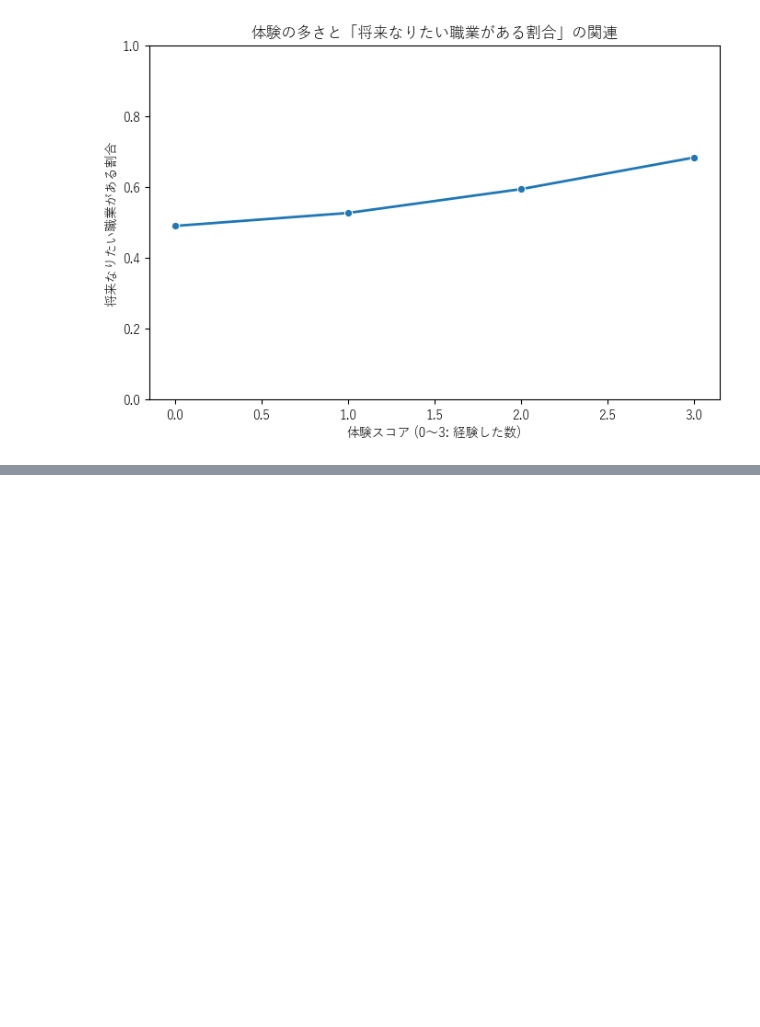
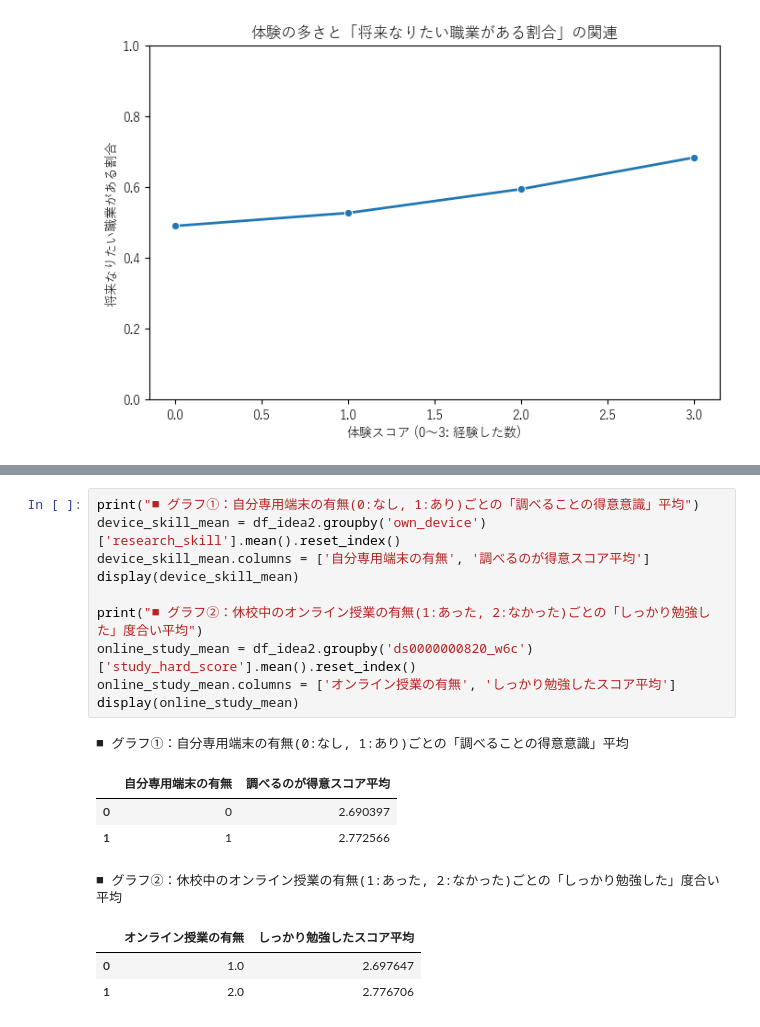
Before and after one commit to KyosukeNagai/DataScienceCompetition, a Jupyter notebook: test.ipynb, the cells around one changed output, grey strips where cells are left out. Cells and saved outputs as stored; diff of their text form; blank space fills up the shorter version.

```diff
--- a/test.ipynb
+++ b/test.ipynb
@@ -93,0 +190,19 @@ plt.show()
+# %%
+print("■ グラフ①：自分専用端末の有無(0:なし, 1:あり)ごとの「調べることの得意意識」平均")
+device_skill_mean = df_idea2.groupby('own_device')['research_skill'].mean().reset_index()
+device_skill_mean.columns = ['自分専用端末の有無', '調べるのが得意スコア平均']
+display(device_skill_mean)
+
+print("■ グラフ②：休校中のオンライン授業の有無(1:あった, 2:なかった)ごとの「しっかり勉強した」度合い平均")
+online_study_mean = df_idea2.groupby('ds0000000820_w6c')['study_hard_score'].mean().reset_index()
+online_study_mean.columns = ['オンライン授業の有無', 'しっかり勉強したスコア平均']
+display(online_study_mean)
+# %% [output]
+■ グラフ①：自分専用端末の有無(0:なし, 1:あり)ごとの「調べることの得意意識」平均
+|  | 自分専用端末の有無 | 調べるのが得意スコア平均 |
+| 0 | 0 | 2.690397 |
+| 1 | 1 | 2.772566 |
+■ グラフ②：休校中のオンライン授業の有無(1:あった, 2:なかった)ごとの「しっかり勉強した」度合い平均
+|  | オンライン授業の有無 | しっかり勉強したスコア平均 |
+| 0 | 1.0 | 2.697647 |
+| 1 | 2.0 | 2.776706 |
```
Also changed, not shown: parts of 4 cells of this notebook, 2 other files.
